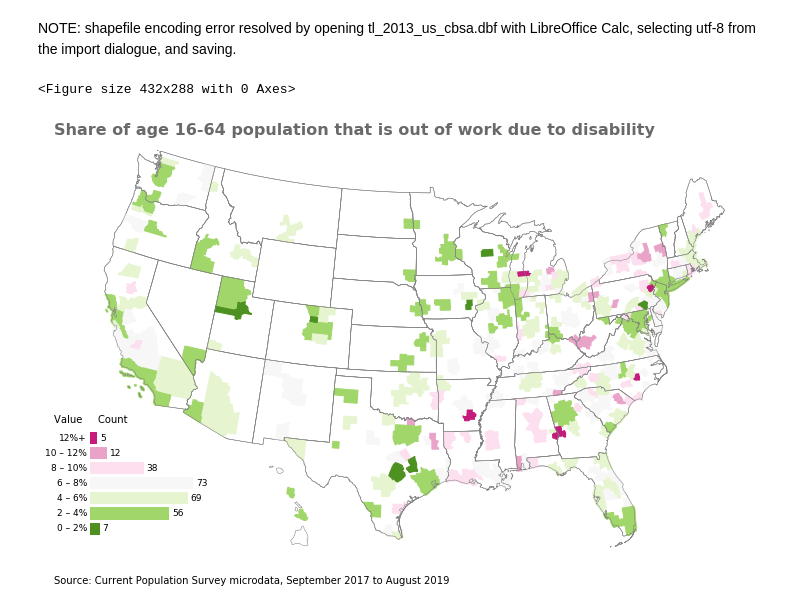
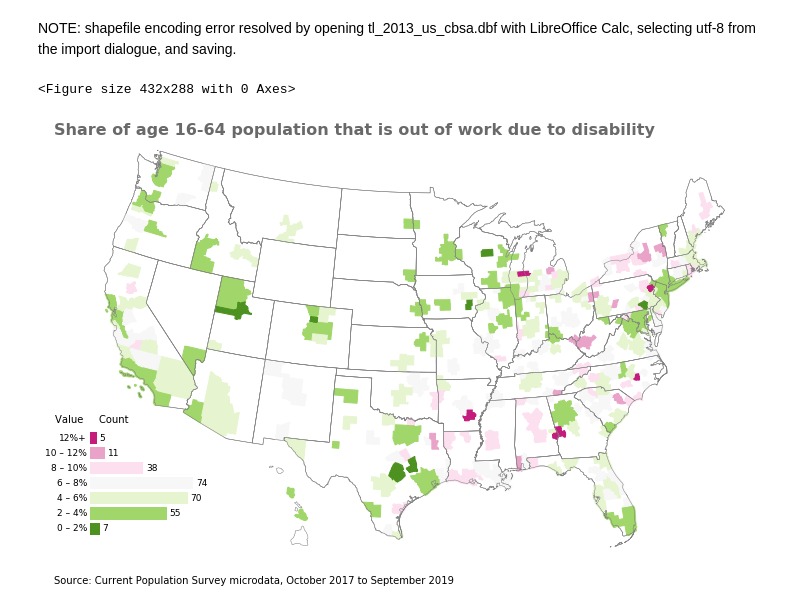
Before and after one commit to bdecon/econ_data, a Jupyter notebook: micro/CPS_Disability_NILF_CBSA.ipynb, the cells around one changed output. Drawn from its saved outputs; the diff is of its cells as text; code cells hidden in the pictures.

```diff
--- a/micro/CPS_Disability_NILF_CBSA.ipynb
+++ b/micro/CPS_Disability_NILF_CBSA.ipynb
@@ -15,7 +15,7 @@ import numpy as np
 import calendar
 # %%
 # Generate a list of file names matching the Census microdata files
-latest_month = '8/1/2019'
+latest_month = '9/1/2019'
 cps_files = [f'{calendar.month_abbr[m.month].lower()}{m.year % 100}pub.dat'
                for m in pd.date_range(end=latest_month, periods=24, freq='MS')]
 # %%
@@ -82,7 +82,6 @@ plt.figure(figsize=(16,8))
 # Read the shapefiles contained in the Shape folder
 m.readshapefile('shapefiles/st99_d00', 'states', drawbounds=True, color='gray')
 m.readshapefile('shapefiles/tl_2013_us_cbsa', 'cbsa', drawbounds=False)
-m.readshapefile('shapefiles/tl_2013_us_coastline', 'coast', drawbounds=False)
 ax = plt.gca()
 
 for info, shape in zip(m.states_info, m.states):
@@ -96,32 +95,32 @@ for info, shape in zip(m.cbsa_info, m.cbsa):
         color = colormap[info['GEOID']]
         seg = shape
         if info['NAME'][-2:] == 'HI' and info['RINGNUM'] == 1:
             seg = [[x + 5200000, y-1400000] for x,y in shape]
         ax.add_patch(Polygon(seg, facecolor=color, edgecolor=color))
 
 plt.title('Share of age 16-64 population that is out of work due to disability',
           fontsize=16, fontweight=800, loc='left', color='dimgrey')
-plt.annotate('Source: Current Population Survey microdata, September 2017 to August 2019',
+plt.annotate('Source: Current Population Survey microdata, October 2017 to September 2019',
              (0,0), (0, 0), fontsize=10, xycoords='axes fraction',
              textcoords='offset points', va='top')
 
 ax.axis('off')
 
 ax_inset = inset_axes(ax, width="16%", height="26%", loc=3, borderpad=3.6)
 bars = list(pd.cut(dis_list, bins).reset_index().groupby(0)['GTCBSA'].nunique().values)
 labels = [f'{int(x.left*100)} – {int(x.right*100)}%'
           for x in pd.cut(dis_list, bins).sort_values().unique()[:-1]]
 labels.append('12%+')
 ax_inset.barh(list(range(0, len(bars))), bars, align='center', color=colors)
 ax_inset.axis('off')
 for i, bar in enumerate(bars):
     ax_inset.text(bar+2, i, bar, fontsize=9, va='center')
 for i, label in enumerate(labels):
     ax_inset.text(-2, i, label, fontsize=9, va='center', ha='right')
 ax_inset.text(-25, 7, 'Value     Count')
 
 plt.savefig('dis_map.svg', bbox_inches='tight', dpi=500)
 plt.show();
 # %% [output]
 <Figure size 432x288 with 0 Axes>
-[figure, old version]
+[figure, new version]
```
Also changed, not shown: parts of 2 cells of this notebook, 4 other files.
